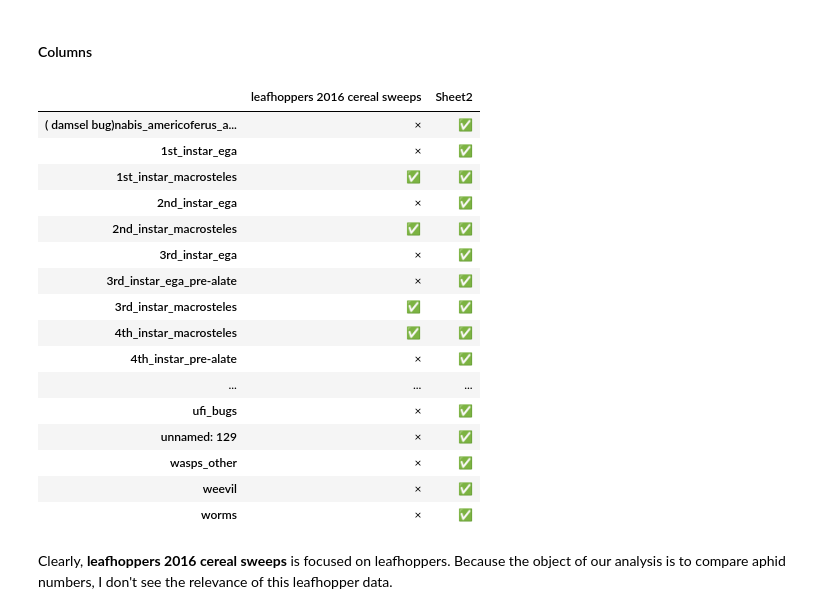
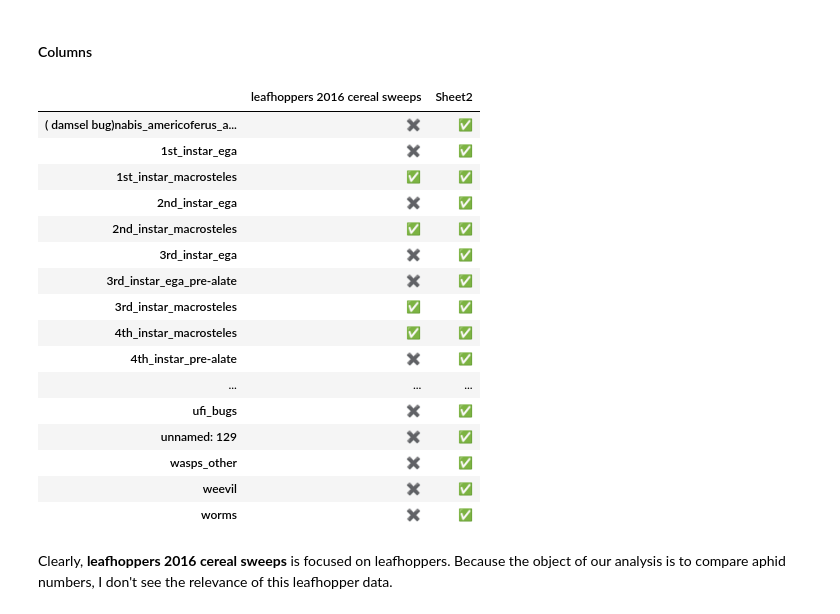
Before and after one commit to devvyn/aafc-field-data, a Jupyter notebook: notebook/projects/2016-sweep-vs-tiller/2016-sweep-vs-tiller.ipynb, the cells around one changed output. Saved outputs shown, nothing was run; the diff lists cells and outputs as text; code cells hidden in the pictures.

```diff
--- a/notebook/projects/2016-sweep-vs-tiller/2016-sweep-vs-tiller.ipynb
+++ b/notebook/projects/2016-sweep-vs-tiller/2016-sweep-vs-tiller.ipynb
@@ -583,30 +598,32 @@ sheet_names = sheets_to_compare.keys()
 # %% [markdown]
 #### Columns
 # %%
-pandas.DataFrame(
-    data={
-        name: sheet.columns.to_series(name=name)
-        for name, sheet in sheets_to_compare.items()
-    }
-).isna().replace(to_replace={True: '×', False: '✅'})
+visualize_boolean(
+    pandas.DataFrame(
+        data={
+            name: sheet.columns.to_series(name=name)
+            for name, sheet in sheets_to_compare.items()
+        }
+    )
+)
 # %% [output]
 |  | leafhoppers 2016 cereal sweeps | Sheet2 |
-| ( damsel bug)nabis_americoferus_a... | × | ✅ |
-| 1st_instar_ega | × | ✅ |
+| ( damsel bug)nabis_americoferus_a... | ✖️ | ✅ |
+| 1st_instar_ega | ✖️ | ✅ |
 | 1st_instar_macrosteles | ✅ | ✅ |
-| 2nd_instar_ega | × | ✅ |
+| 2nd_instar_ega | ✖️ | ✅ |
 | 2nd_instar_macrosteles | ✅ | ✅ |
-| 3rd_instar_ega | × | ✅ |
-| 3rd_instar_ega_pre-alate | × | ✅ |
+| 3rd_instar_ega | ✖️ | ✅ |
+| 3rd_instar_ega_pre-alate | ✖️ | ✅ |
 | 3rd_instar_macrosteles | ✅ | ✅ |
 | 4th_instar_macrosteles | ✅ | ✅ |
-| 4th_instar_pre-alate | × | ✅ |
+| 4th_instar_pre-alate | ✖️ | ✅ |
 | ... | ... | ... |
-| ufi_bugs | × | ✅ |
-| unnamed: 129 | × | ✅ |
-| wasps_other | × | ✅ |
-| weevil | × | ✅ |
-| worms | × | ✅ |
+| ufi_bugs | ✖️ | ✅ |
+| unnamed: 129 | ✖️ | ✅ |
+| wasps_other | ✖️ | ✅ |
+| weevil | ✖️ | ✅ |
+| worms | ✖️ | ✅ |
 # %% [markdown]
 Clearly, **leafhoppers 2016 cereal sweeps** is focused on leafhoppers. Because the object of our analysis is to compare aphid numbers, I don't see the relevance of this leafhopper data.
 # %% [markdown]
```
Also changed, not shown: parts of 7 cells of this notebook.
